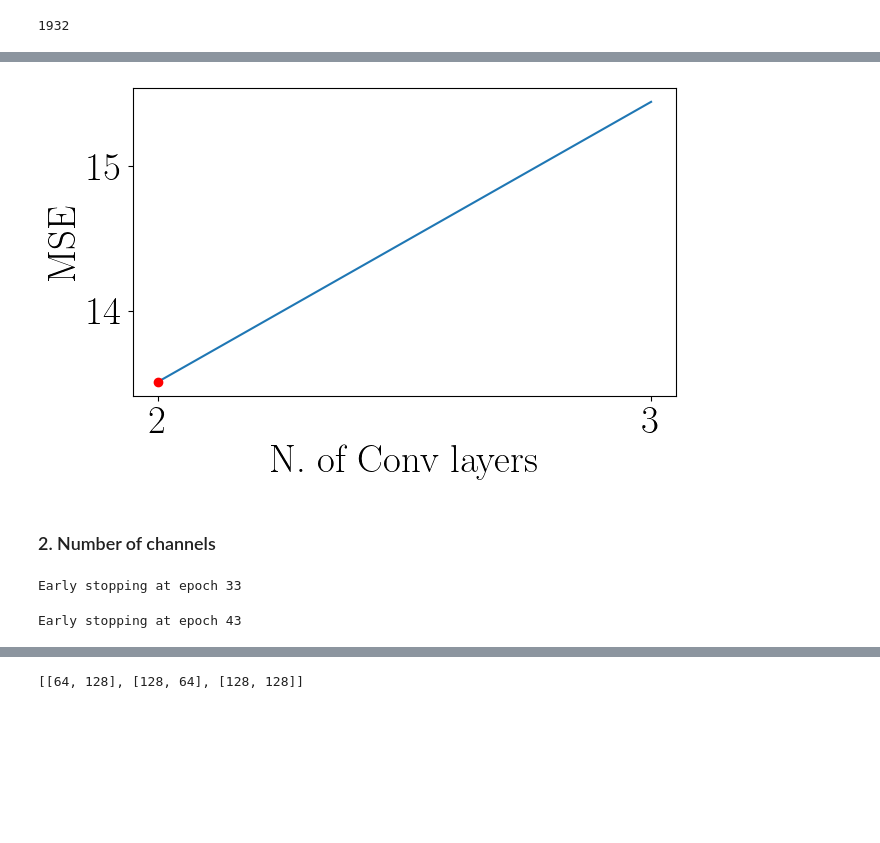
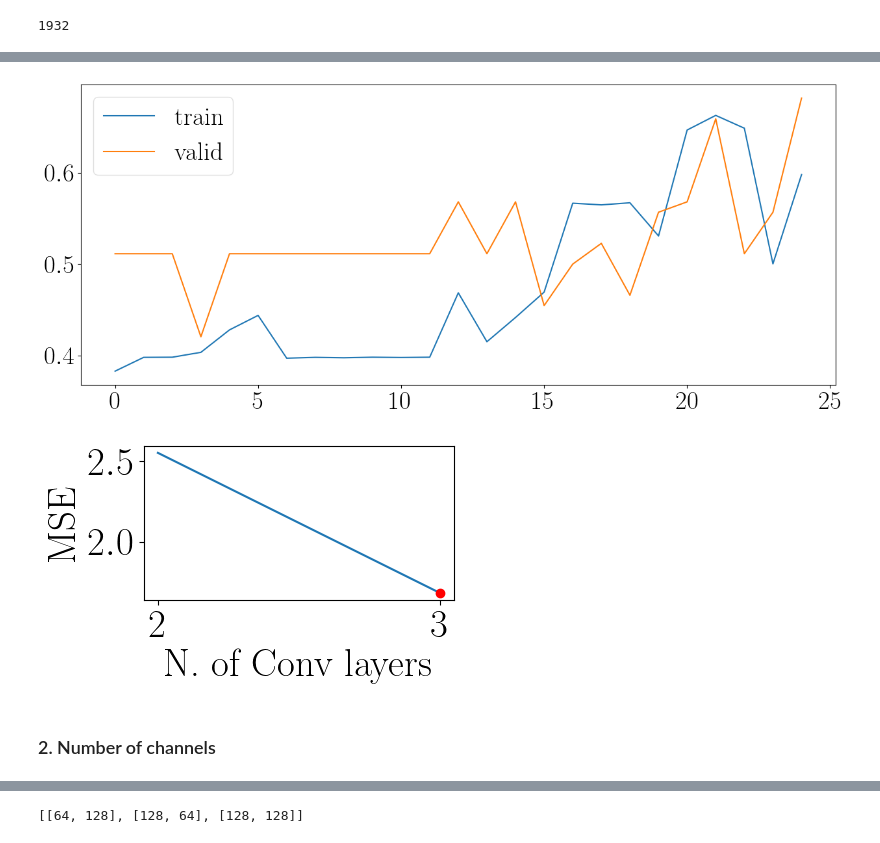
Before and after one commit to ele-ciccia/SCAE-SNN-HAR, a Jupyter notebook: Network_training.ipynb, the cells around one changed output, grey strips where cells are left out. Saved outputs shown, nothing was run; the diff lists cells and outputs as text; code cells hidden in the pictures; blank space fills up the shorter version.

```diff
--- a/Network_training.ipynb
+++ b/Network_training.ipynb
@@ -279,34 +296 @@ train_loss1, val_loss1, cae_loss1, snn_loss1 = train_utils_ext.train(
 val_mse_layers.append(np.mean(val_loss1))
-# %%
-val_mse_layers = []
-
-snn =  network.snn_1(
-                    input_dim = 2*10*64, hidden = [16, 1],
-                    n_classes = num_act,
-                    surr_grad = surrogate.atan(),
-                    learn_thr=True, learn_beta = True
-                    ).to(device)
-
-# CAE with 2 layers
-autoencoder = network.cae_2(
-                            theta=theta_ , channels=out_channels,
-                            kernel_size=kernel,
-                            stride = 1, padding=[0,0,1]
-                            ).to(device)
-
-net = LSE(autoencoder, snn).to(device)
-optimizer = torch.optim.Adam(net.parameters(), lr=eta)
-
-train_loss, val_loss, train_acc, val_acc, cae_loss, snn_loss = train_utils_ext.train(
-                                                    model=net,
-                                                    train=train_loader, valid=val_loader,
-                                                    loss_fn_cae=loss_cae, out_dec=out_dec,
-                                                    optimizer=optimizer, acc_steps=acc_steps,
-                                                    alfa=alfa, beta=beta, Lambda=lambda_reg,
-                                                    epochs=epochs, patience=patience,
-                                                    path=None)
-
-val_mse_layers.append(np.mean(val_loss))
-
-autoencoder = autoencoder.cpu()
-net = net.cpu()
@@ -351,38 +329,21 @@ plt.show()
+# %%
+plt.plot(train_acc1, label='train')
+plt.plot(val_acc1, label='valid')
+#plt.xticks(np.arange(epochs), labels=np.arange(epochs)+1)
+plt.legend()
+plt.show()
+# %% [output]
+[figure, added]
 # %%
 ind_min_nl = np.argmin(val_mse_layers)
-plt.figure(figsize=(7,4))
+plt.figure(figsize=(4,2))
 plt.plot(val_mse_layers)
 plt.plot(ind_min_nl, val_mse_layers[ind_min_nl], marker='o', color='red')
 plt.xticks([0,1], ['2', '3'])
 plt.xlabel('N. of Conv layers')
 plt.ylabel('MSE')
 plt.show()
 # %% [output]
-[figure, old version]
+[figure, new version]
 # %% [markdown]
 ### 2. Number of channels
-# %%
-eta = 1e-3
-lambda_reg = 0.0
-channels = [[64, 64], [128, 128], [256, 256]]
-patience = 15
-val_mse_channels = []
-
-snn =  network.snn_1(input_dim=input_channels, hidden=hidden_neurons, n_classes=nr_freq,
-                timesteps=num_steps, surr_grad = surrogate.atan(), learn_thr=True).to(device)
-
-for ch in channels:
-    autoencoder_bipolar = network.cae_3(theta=0.5, kernel_size=3,
-                                        channels=ch, padding=1).to(device)
-
-    net = LSE(autoencoder_bipolar, snn).to(device)
-
-    optimizer = torch.optim.Adam(net.parameters(), lr=eta)
-
-    train_loss, val_loss = train_utils_ext.train(net, train_loader, val_loader, loss_cae,
-                                                optimizer, lambda_reg, epochs, patience, None)
-
-    val_mse_channels.append(train_utils_ext.evaluate(net, val_loader, loss_cae))
-# %% [output]
-Early stopping at epoch 33
-Early stopping at epoch 43
```
Also changed, not shown: parts of 19 cells of this notebook.
